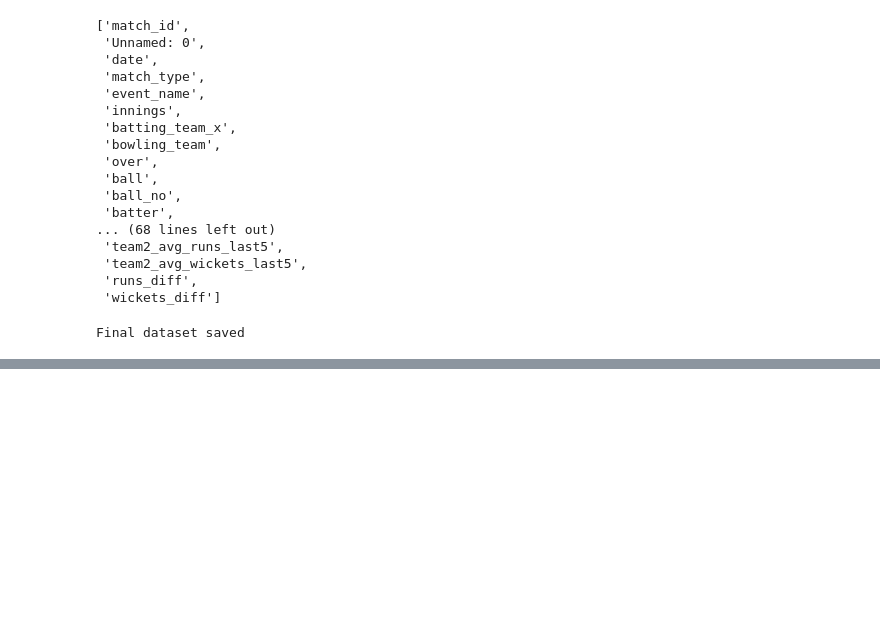
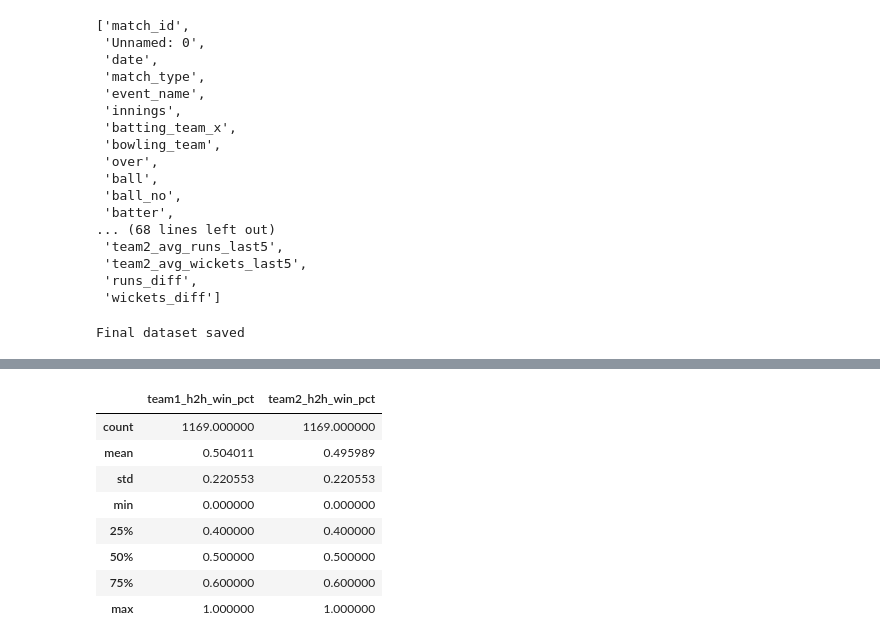
Before and after one commit to omxmishra/cricpredict-ipl-2026, a Jupyter notebook: notebooks/02_feature_engineering.ipynb, the cells around one changed output, grey strips where cells are left out. Saved outputs shown, nothing was run; the diff lists cells and outputs as text; code cells hidden in the pictures; blank space fills up the shorter version.

```diff
--- a/notebooks/02_feature_engineering.ipynb
+++ b/notebooks/02_feature_engineering.ipynb
@@ -1350,0 +1429,17 @@ Final dataset saved
+# %%
+model_df[
+    [
+        'team1_h2h_win_pct',
+        'team2_h2h_win_pct'
+    ]
+].describe()
+# %% [output]
+|  | team1_h2h_win_pct | team2_h2h_win_pct |
+| count | 1169.000000 | 1169.000000 |
+| mean | 0.504011 | 0.495989 |
+| std | 0.220553 | 0.220553 |
+| min | 0.000000 | 0.000000 |
+| 25% | 0.400000 | 0.400000 |
+| 50% | 0.500000 | 0.500000 |
+| 75% | 0.600000 | 0.600000 |
+| max | 1.000000 | 1.000000 |
```
Also changed, not shown: parts of 9 cells of this notebook.
